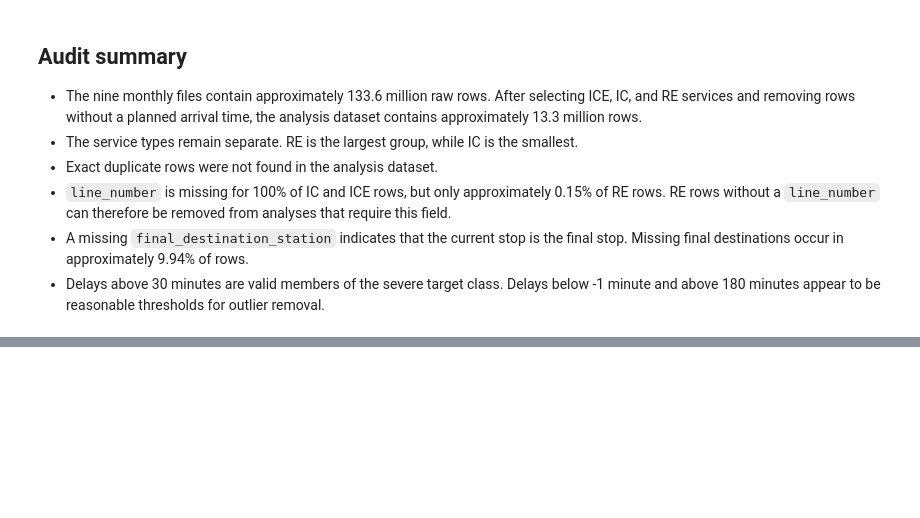
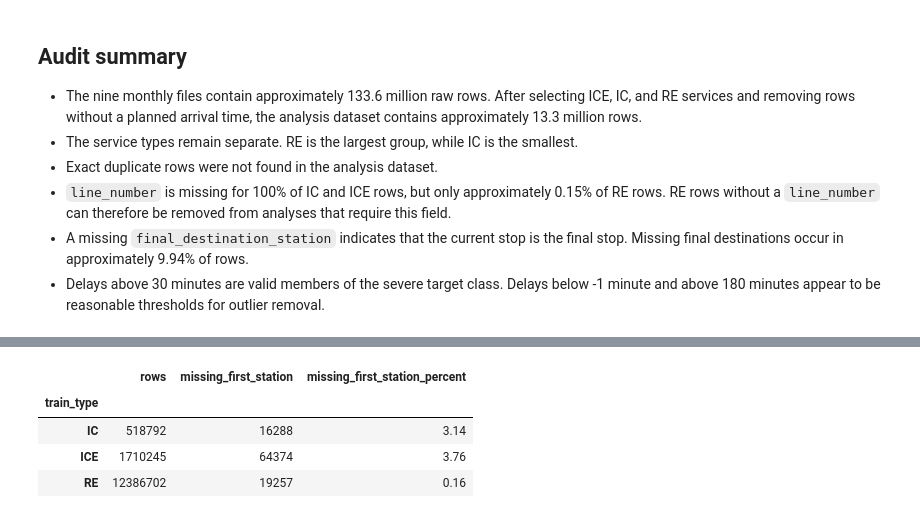
Before and after one commit to BaTa4Ka/machine_learning, a Jupyter notebook: notebooks/data_audit.ipynb, the cells around one changed output, grey strips where cells are left out. Cells and saved outputs as stored; diff of their text form; code cells hidden in the pictures; blank space fills up the shorter version.

```diff
--- a/notebooks/data_audit.ipynb
+++ b/notebooks/data_audit.ipynb
@@ -421,0 +506,42 @@ The `train_line_station_num == 1` field provides a reproducible way to identify
+# %%
+first_station_columns = [
+    "arrival_planned_time",
+    "departure_planned_time",
+    "train_type",
+    "line_number",
+    "station_name",
+    "train_number",
+    "train_line_station_num",
+]
+first_station_all_rows = load_monthly_data(
+    DATA_DIR,
+    first_station_columns,
+    require_planned_time=False,
+)
+first_station_all_rows["planned_time"] = first_station_all_rows[
+    "arrival_planned_time"
+].fillna(first_station_all_rows["departure_planned_time"])
+first_station_all_rows = add_first_station(first_station_all_rows)
+first_station_with_fallback = first_station_all_rows.dropna(
+    subset=["planned_time"]
+).copy()
+
+first_station_fallback_summary = (
+    first_station_with_fallback.groupby("train_type")
+    .agg(
+        rows=("train_type", "size"),
+        missing_first_station=("first_station", lambda values: values.isna().sum()),
+    )
+)
+first_station_fallback_summary["missing_first_station_percent"] = (
+    first_station_fallback_summary["missing_first_station"]
+    / first_station_fallback_summary["rows"]
+    * 100
+).round(2)
+first_station_fallback_summary
+# %% [output]
+|  | rows | missing_first_station | missing_first_station_percent |
+| train_type |  |  |  |
+| IC | 518792 | 16288 | 3.14 |
+| ICE | 1710245 | 64374 | 3.76 |
+| RE | 12386702 | 19257 | 0.16 |
```
Also changed, not shown: parts of 9 cells of this notebook.
